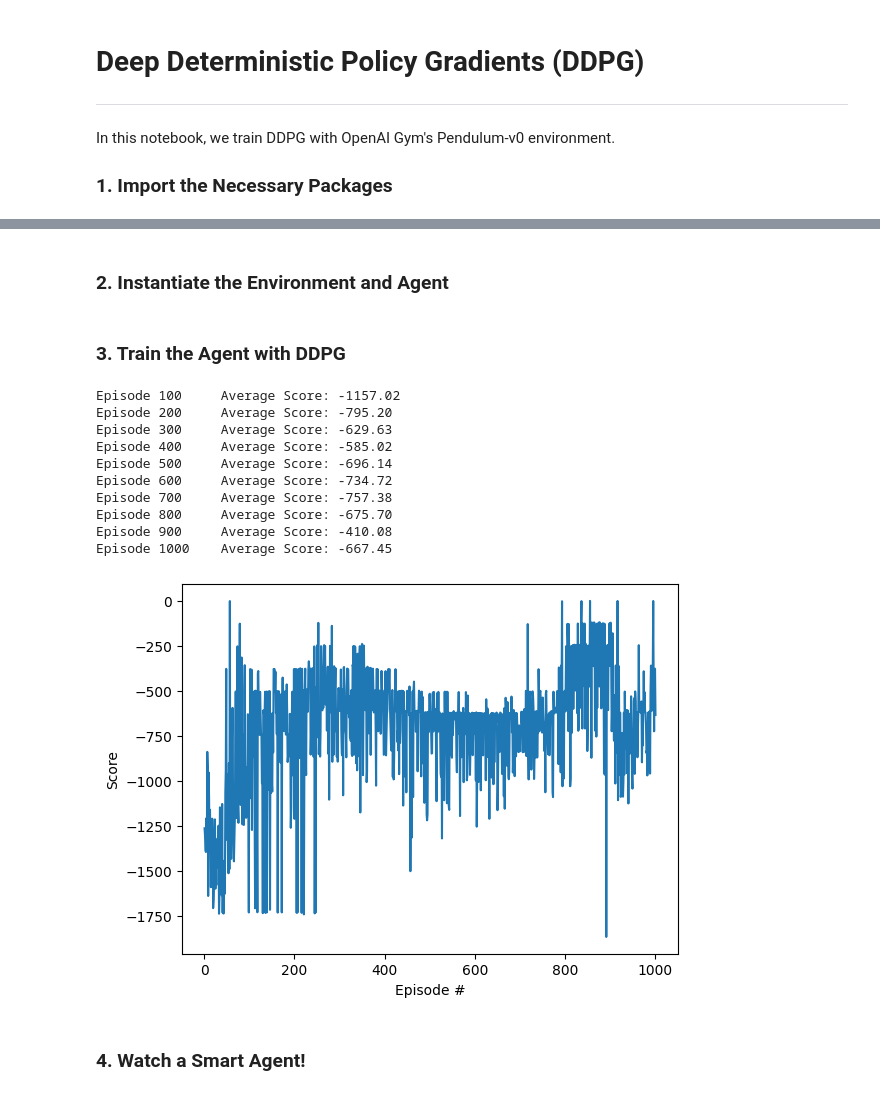
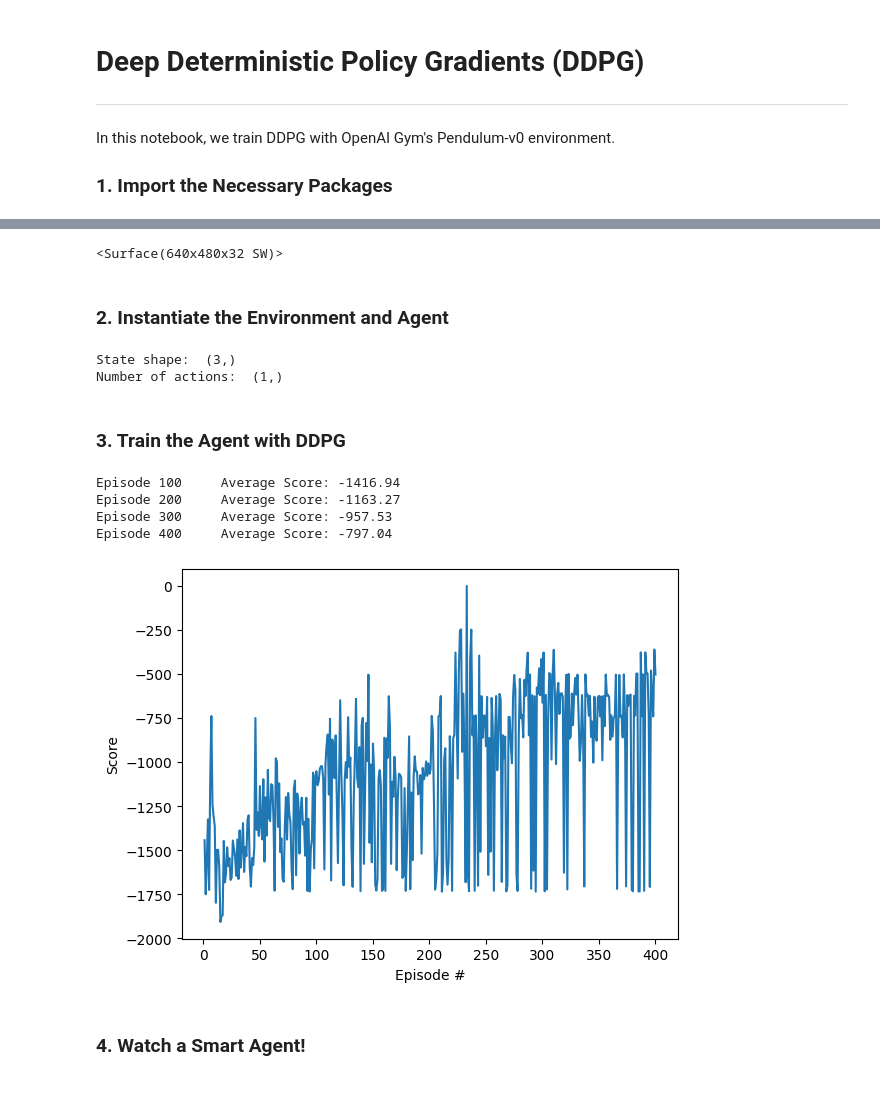
Before and after one commit to Bduz/intro_ml, a Jupyter notebook: intro_rl/ddpg/DDPG.ipynb, the cells around one changed output, grey strips where cells are left out. Saved outputs shown, nothing was run; the diff lists cells and outputs as text; code cells hidden in the pictures.

```diff
--- a/intro_rl/ddpg/DDPG.ipynb
+++ b/intro_rl/ddpg/DDPG.ipynb
@@ -32,2 +52,9 @@ from ddpg_agent import Agent
+# %%
+import os
+os.environ['SDL_VIDEODRIVER']='dummy'
+import pygame
+pygame.display.set_mode((640,480))
+# %% [output]
+<Surface(640x480x32 SW)>
 # %% [markdown]
 ### 2. Instantiate the Environment and Agent
@@ -38,51 +61,60 @@ agent = Agent(state_size=3, action_size=1, random_seed=2)
+# %%
+env_name = "Pendulum-v1"
+reward_threshold = 200
+env = gym.make(env_name)
+env_seed = 0
+print('State shape: ', env.observation_space.shape)
+print('Number of actions: ', env.action_space.shape)
+
+agent = Agent(state_size=env.observation_space.shape[0], action_size=env.action_space.shape[0], random_seed=2)
+# %% [output]
+State shape:  (3,)
+Number of actions:  (1,)
 # %% [markdown]
 ### 3. Train the Agent with DDPG
 # %%
-def ddpg(n_episodes=1000, max_t=300, print_every=100):
+def ddpg(n_episodes=400, max_t=200, print_every=100):
     scores_deque = deque(maxlen=print_every)
     scores = []
     for i_episode in range(1, n_episodes+1):
-        state = env.reset()
+        state, info = env.reset()
         agent.reset()
         score = 0
         for t in range(max_t):
             action = agent.act(state)
-            next_state, reward, done, _ = env.step(action)
+            next_state, reward, terminated, truncated, info = env.step(action)
+            done = terminated or truncated
             agent.step(state, action, reward, next_state, done)
             state = next_state
             score += reward
             if done:
                 break
         scores_deque.append(score)
         scores.append(score)
         print('\rEpisode {}\tAverage Score: {:.2f}'.format(i_episode, np.mean(scores_deque)), end="")
+
         torch.save(agent.actor_local.state_dict(), 'checkpoint_actor.pth')
         torch.save(agent.critic_local.state_dict(), 'checkpoint_critic.pth')
+
         if i_episode % print_every == 0:
             print('\rEpisode {}\tAverage Score: {:.2f}'.format(i_episode, np.mean(scores_deque)))
 
     return scores
 
 scores = ddpg()
 
 fig = plt.figure()
 ax = fig.add_subplot(111)
 plt.plot(np.arange(1, len(scores)+1), scores)
 plt.ylabel('Score')
 plt.xlabel('Episode #')
 plt.show()
 # %% [output]
-Episode 100     Average Score: -1157.02
-Episode 200     Average Score: -795.20
-Episode 300     Average Score: -629.63
-Episode 400     Average Score: -585.02
-Episode 500     Average Score: -696.14
-Episode 600     Average Score: -734.72
-Episode 700     Average Score: -757.38
-Episode 800     Average Score: -675.70
-Episode 900     Average Score: -410.08
-Episode 1000    Average Score: -667.45
+Episode 100     Average Score: -1416.94
+Episode 200     Average Score: -1163.27
+Episode 300     Average Score: -957.53
+Episode 400     Average Score: -797.04
-[figure, old version]
+[figure, new version]
 # %% [markdown]
 ### 4. Watch a Smart Agent!
 # %%
```
Also changed, not shown: parts of 6 cells of this notebook.
